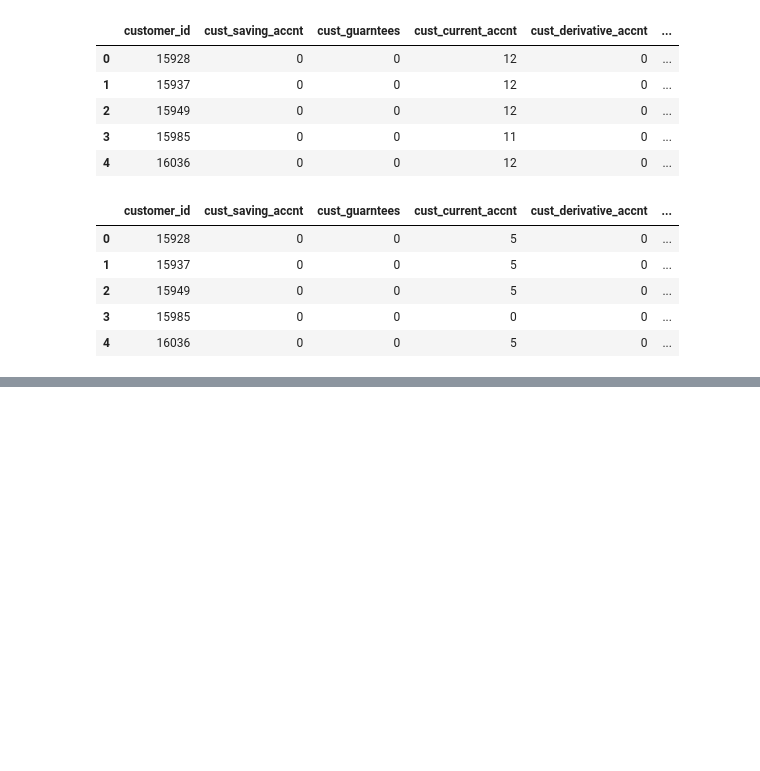
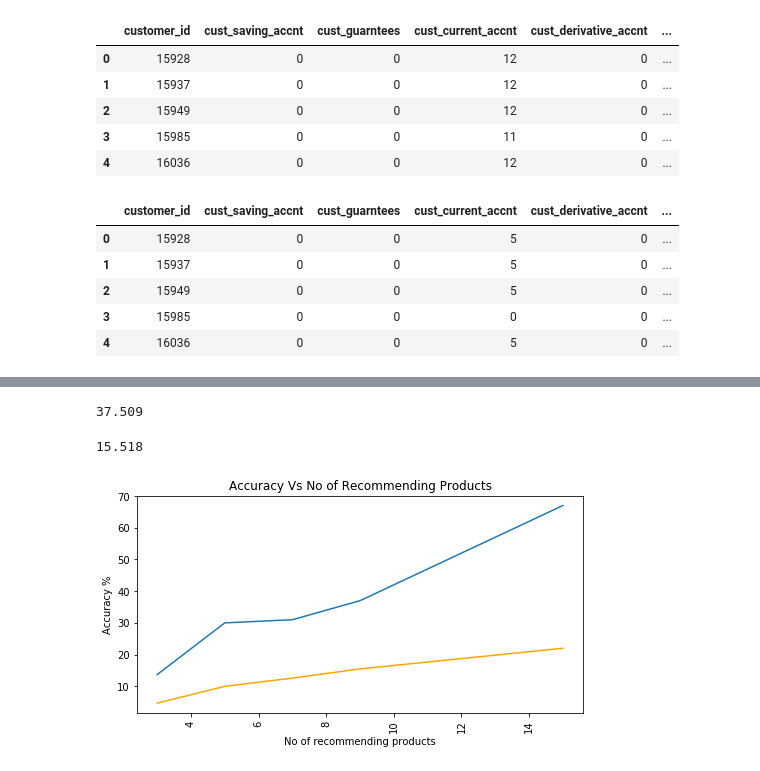
Before and after one commit to santosh12678/-santander_product_recommendation, a Jupyter notebook: Santander Product Recommendation- Part 02.ipynb, the cells around one changed output, grey strips where cells are left out. Drawn from its saved outputs; the diff is of its cells as text; code cells hidden in the pictures; blank space fills up the shorter version.

```diff
--- a/Santander Product Recommendation- Part 02.ipynb
+++ b/Santander Product Recommendation- Part 02.ipynb
@@ -277,0 +321,8 @@ result_data[result_data["Customer_id"]==1516827]
+# %%
+accuracy
+# %% [output]
+37.509
+# %%
+accuracy_prod_2
+# %% [output]
+15.518
@@ -277,0 +340,16 @@ result_data[result_data["Customer_id"]==1516827]
+# %%
+x_axis = [3, 5, 7, 9, 15]
+y_axis = [13.7, 30, 31, 37, 67]
+acc_2 = [4.7, 10, 12.6, 15.5, 22]
+
+plt.figure(figsize=(8,4))
+sns.lineplot(x = x_axis, y=y_axis)
+sns.lineplot(x = x_axis, y=acc_2, color ='orange')
+plt.plot()
+plt.xticks(rotation=90)
+plt.title("Accuracy Vs No of Recommending Products")
+plt.ylabel('Accuracy %')
+plt.xlabel('No of recommending products')
+plt.show()
+# %% [output]
+[figure, added]
```
Also changed, not shown: parts of 10 cells of this notebook.
